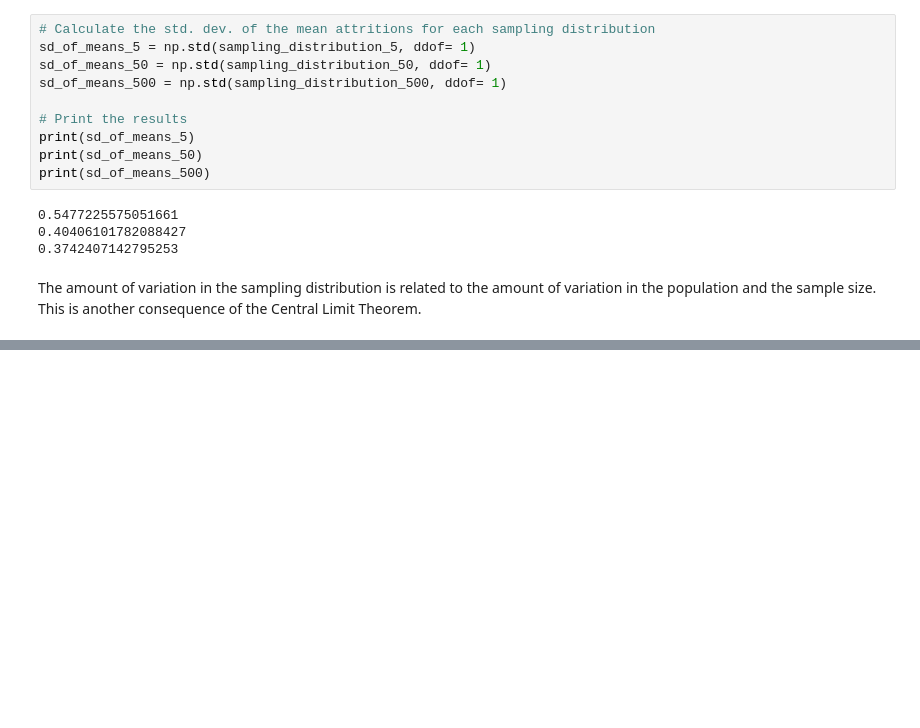
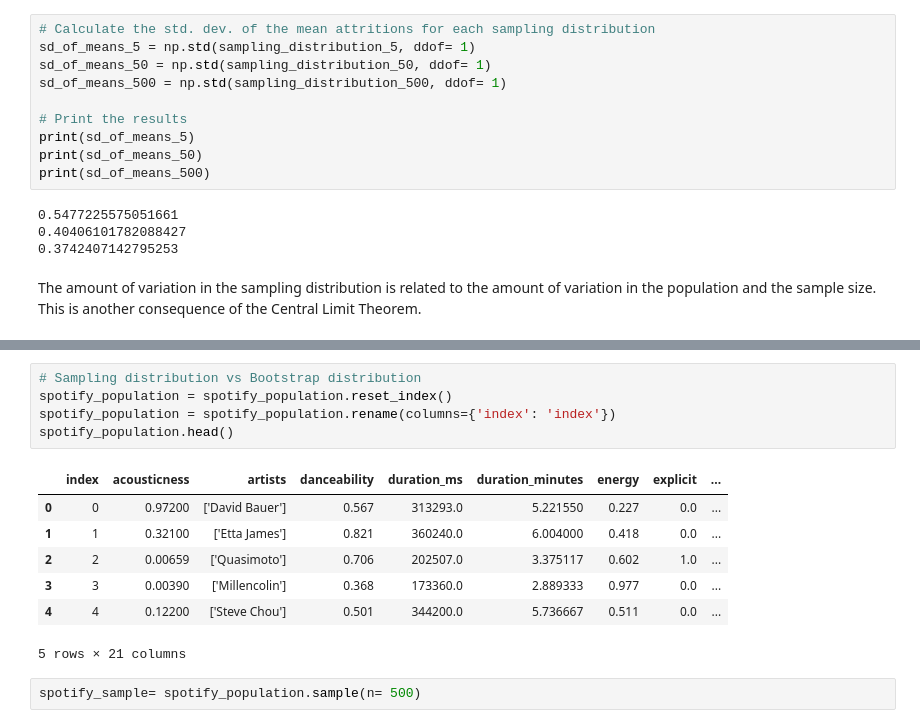
Before and after one commit to Gergerr/portofolio, a Jupyter notebook: Documents/Code/AIML/Portofolio/1. Sampling in Python/main.ipynb, the cells around one changed output, grey strips where cells are left out. Cells and saved outputs as stored; diff of their text form; blank space fills up the shorter version.

Commit message:
Finished learning about Sampling in Python

```diff
--- a/Documents/Code/AIML/Portofolio/1. Sampling in Python/main.ipynb
+++ b/Documents/Code/AIML/Portofolio/1. Sampling in Python/main.ipynb
@@ -568,0 +687,15 @@ The amount of variation in the sampling distribution is related to the amount of
+# %%
+# Sampling distribution vs Bootstrap distribution
+spotify_population = spotify_population.reset_index()
+spotify_population = spotify_population.rename(columns={'index': 'index'})
+spotify_population.head()
+# %% [output]
+|  | index | acousticness | artists | danceability | duration_ms | duration_minutes | energy | explicit | ... |
+| 0 | 0 | 0.97200 | ['David Bauer'] | 0.567 | 313293.0 | 5.221550 | 0.227 | 0.0 | ... |
+| 1 | 1 | 0.32100 | ['Etta James'] | 0.821 | 360240.0 | 6.004000 | 0.418 | 0.0 | ... |
+| 2 | 2 | 0.00659 | ['Quasimoto'] | 0.706 | 202507.0 | 3.375117 | 0.602 | 1.0 | ... |
+| 3 | 3 | 0.00390 | ['Millencolin'] | 0.368 | 173360.0 | 2.889333 | 0.977 | 0.0 | ... |
+| 4 | 4 | 0.12200 | ['Steve Chou'] | 0.501 | 344200.0 | 5.736667 | 0.511 | 0.0 | ... |
+5 rows × 21 columns
+# %%
+spotify_sample= spotify_population.sample(n= 500)
```
Also changed, not shown: parts of 27 cells of this notebook.
